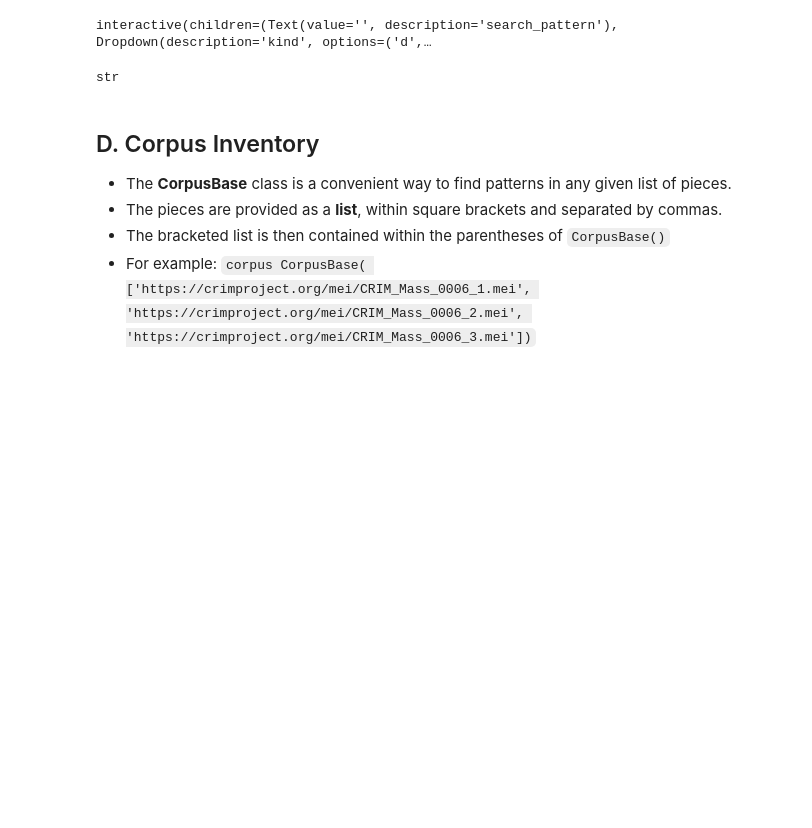
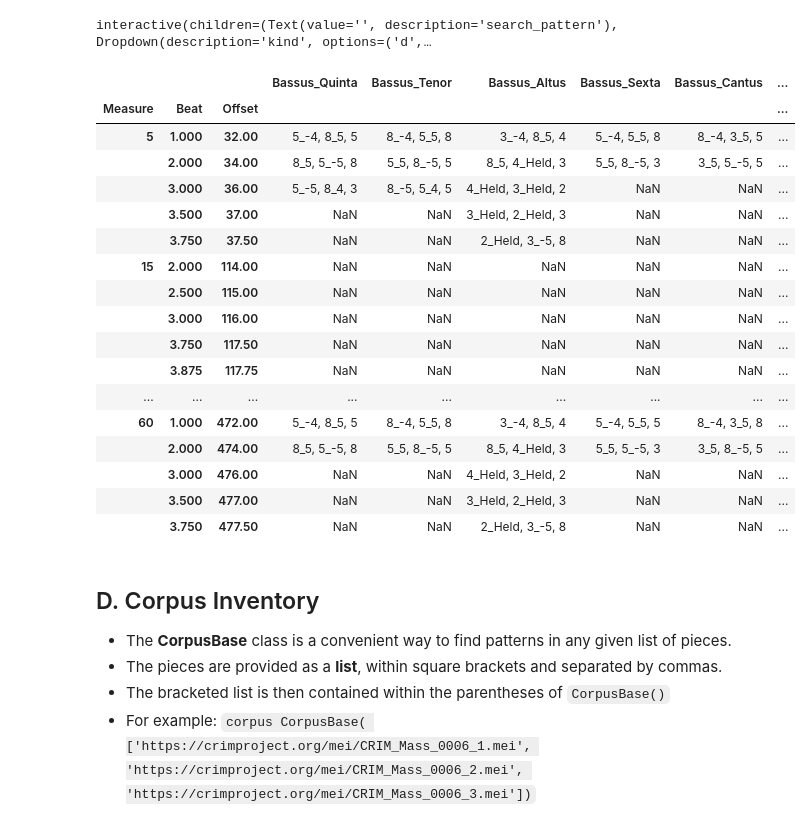
Before and after one commit to RichardFreedman/CRIM_JHUB, a Jupyter notebook: CRIM_03_Modules.ipynb, the cells around one changed output. Drawn from its saved outputs; the diff is of its cells as text; code cells hidden in the pictures; blank space fills up the shorter version.

```diff
--- a/CRIM_03_Modules.ipynb
+++ b/CRIM_03_Modules.ipynb
@@ -215,16 +215,33 @@ def get_modules(search_pattern="", kind=["d", "q", "c", "z"], compound=[True, Fa
 # %% [output]
 interactive(children=(Text(value='', description='search_pattern'), Dropdown(description='kind', options=('d',…
 # %%
-search_pattern = "5"
+search_pattern = "7"
 piece_mel = piece.melodic(kind="d")
 piece_har = piece.harmonic(kind="d", compound=False)
 ngrams = piece.ngrams(df=piece_har, other=piece_mel)
 filtered_ngrams = ngrams[ngrams.apply(lambda x: x.astype(str).str.contains(search_pattern).any(), axis=1)]#.copy()
 beats_measures_mod = piece.detailIndex(filtered_ngrams, offset=True)
-a = beats_measures_mod.iloc[0,0]
-type(a)
+
+beats_measures_mod
 # %% [output]
-str
+|  |  |  | Bassus_Quinta | Bassus_Tenor | Bassus_Altus | Bassus_Sexta | Bassus_Cantus | ... |
+| Measure | Beat | Offset |  |  |  |  |  | ... |
+| 5 | 1.000 | 32.00 | 5_-4, 8_5, 5 | 8_-4, 5_5, 8 | 3_-4, 8_5, 4 | 5_-4, 5_5, 8 | 8_-4, 3_5, 5 | ... |
+|  | 2.000 | 34.00 | 8_5, 5_-5, 8 | 5_5, 8_-5, 5 | 8_5, 4_Held, 3 | 5_5, 8_-5, 3 | 3_5, 5_-5, 5 | ... |
+|  | 3.000 | 36.00 | 5_-5, 8_4, 3 | 8_-5, 5_4, 5 | 4_Held, 3_Held, 2 | NaN | NaN | ... |
+|  | 3.500 | 37.00 | NaN | NaN | 3_Held, 2_Held, 3 | NaN | NaN | ... |
+|  | 3.750 | 37.50 | NaN | NaN | 2_Held, 3_-5, 8 | NaN | NaN | ... |
+| 15 | 2.000 | 114.00 | NaN | NaN | NaN | NaN | NaN | ... |
+|  | 2.500 | 115.00 | NaN | NaN | NaN | NaN | NaN | ... |
+|  | 3.000 | 116.00 | NaN | NaN | NaN | NaN | NaN | ... |
+|  | 3.750 | 117.50 | NaN | NaN | NaN | NaN | NaN | ... |
+|  | 3.875 | 117.75 | NaN | NaN | NaN | NaN | NaN | ... |
+| ... | ... | ... | ... | ... | ... | ... | ... | ... |
+| 60 | 1.000 | 472.00 | 5_-4, 8_5, 5 | 8_-4, 5_5, 8 | 3_-4, 8_5, 4 | 5_-4, 5_5, 5 | 8_-4, 3_5, 8 | ... |
+|  | 2.000 | 474.00 | 8_5, 5_-5, 8 | 5_5, 8_-5, 5 | 8_5, 4_Held, 3 | 5_5, 5_-5, 3 | 3_5, 8_-5, 5 | ... |
+|  | 3.000 | 476.00 | NaN | NaN | 4_Held, 3_Held, 2 | NaN | NaN | ... |
+|  | 3.500 | 477.00 | NaN | NaN | 3_Held, 2_Held, 3 | NaN | NaN | ... |
+|  | 3.750 | 477.50 | NaN | NaN | 2_Held, 3_-5, 8 | NaN | NaN | ... |
 # %% [markdown]
 ## D. Corpus Inventory
 
```
Also changed, not shown: parts of 8 cells of this notebook, 12 other files.
